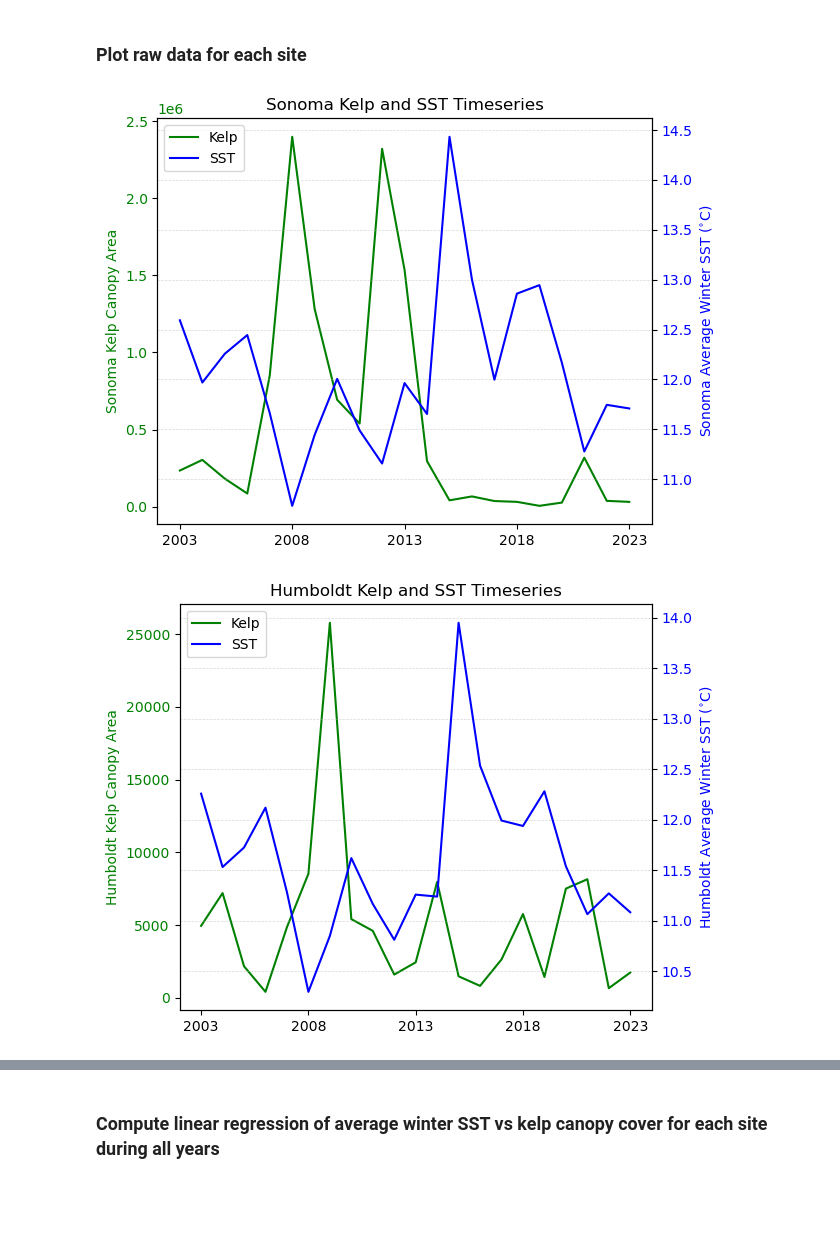
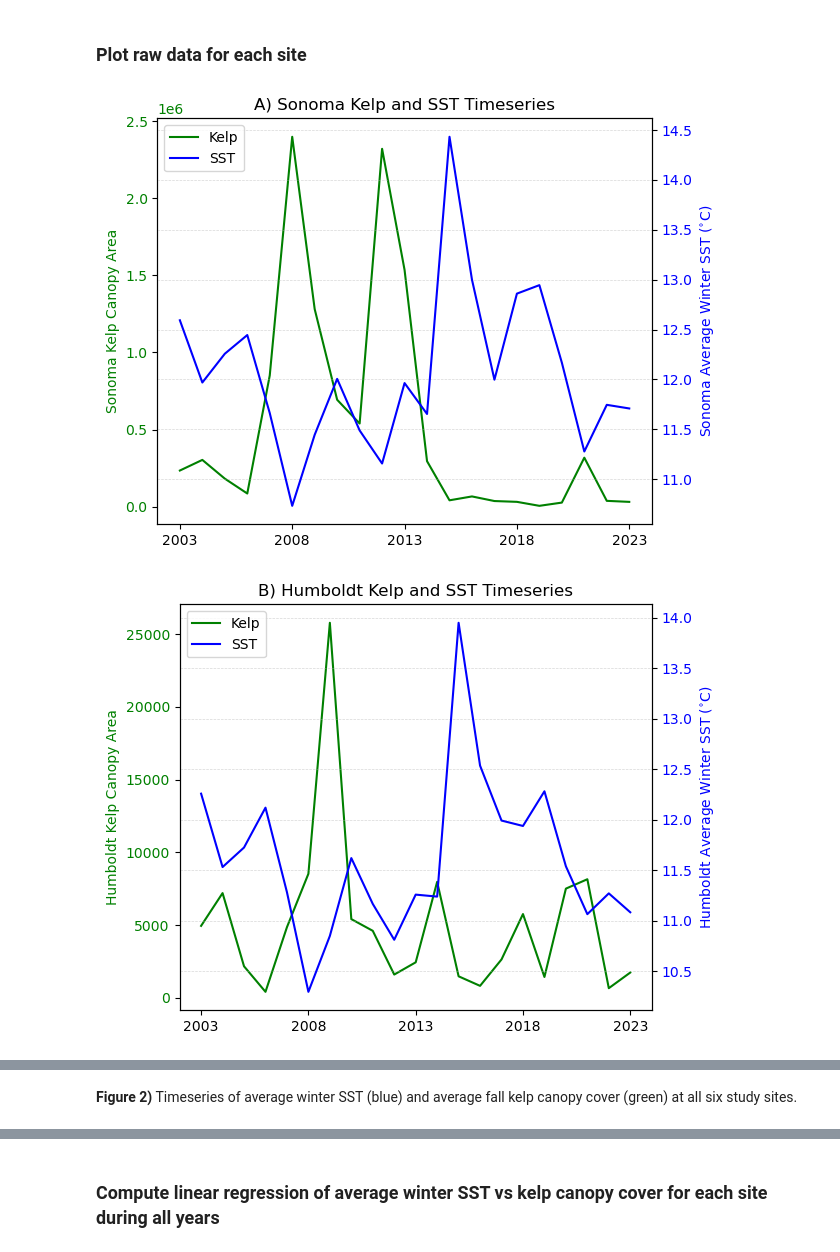
Before and after one commit to madimckayy/MS263_FinalProject, a Jupyter notebook: McKay_FinalProject.ipynb, the cells around one changed output, grey strips where cells are left out. Saved outputs shown, nothing was run; the diff lists cells and outputs as text; code cells hidden in the pictures; blank space fills up the shorter version.

```diff
--- a/McKay_FinalProject.ipynb
+++ b/McKay_FinalProject.ipynb
@@ -108,41 +138,43 @@ WA_strait_sst = pd.read_csv(filename12, index_col=False)
 # %% [markdown]
 ### Plot raw data for each site
 # %%
-all_data = [[Sonoma_Q3, Sonoma_sst,'Sonoma'],[Humboldt_Q3, Humboldt_sst, 'Humboldt'], [OR_S_Q3, OR_S_sst, 'Southern Oregon'],
-            [OR_N_Q3, OR_N_sst, 'Northern Oregon'], [WA_coast_Q3, WA_coast_sst, 'Washington Coast'],
-            [WA_strait_Q3, WA_strait_sst, 'Washington Strait']]
+all_data = [[Sonoma_Q3, Sonoma_sst,'Sonoma', 'A) '],[Humboldt_Q3, Humboldt_sst, 'Humboldt', 'B) '],
+            [OR_S_Q3, OR_S_sst, 'Southern Oregon', 'C) '],[OR_N_Q3, OR_N_sst, 'Northern Oregon', 'D) '],
+            [WA_coast_Q3, WA_coast_sst, 'Washington Coast', 'E) '],
+            [WA_strait_Q3, WA_strait_sst, 'Washington Strait', 'F) ']]
+
 
 for site in all_data:
 
     # Create a figure and axis
     fig, ax1 = plt.subplots()
 
     # Plot the first variable on the first y-axis
     ax1.plot(site[0]['year'], site[0]['kelp_area_m2'], color='green', label='Kelp')
     ax1.set_ylabel(site[2]+' Kelp Canopy Area', color='green')
     ax1.tick_params(axis='y', labelcolor='green')
 
     # Create the second y-axis and plot the second variable
     ax2 = ax1.twinx()
     ax2.plot(site[1]['Year'], site[1]['SST'], color='blue', label='SST')
     ax2.set_ylabel(site[2]+ ' Average Winter SST ($^{\circ}$C)', color='blue')
     ax2.tick_params(axis='y', labelcolor='blue')
 
     # Set common labels
     plt.xlabel('Year')
-    plt.title(site[2] + ' Kelp and SST Timeseries')
+    plt.title(site[3] + site[2] + ' Kelp and SST Timeseries')
 
     # Add a legend to differentiate between the variables
     lines, labels = ax1.get_legend_handles_labels()
     lines2, labels2 = ax2.get_legend_handles_labels()
     ax2.legend(lines + lines2, labels + labels2, loc='upper left')
 
     # Adjust layout
     fig.tight_layout()
 
     plt.grid(linestyle='--', linewidth=0.5, alpha=0.5)
     plt.gca().set_xticks(np.arange(2003, 2025, 5))
     plt.show()
 # %% [output]
-[figure, old version]
+[figure, new version]
-[figure, old version]
+[figure, new version]
@@ -152,0 +185,2 @@ for site in all_data:
+# %% [markdown]
+**Figure 2)** Timeseries of average winter SST (blue) and average fall kelp canopy cover (green) at all six study sites.
```
Also changed, not shown: parts of 91 cells of this notebook, 3 other files.
